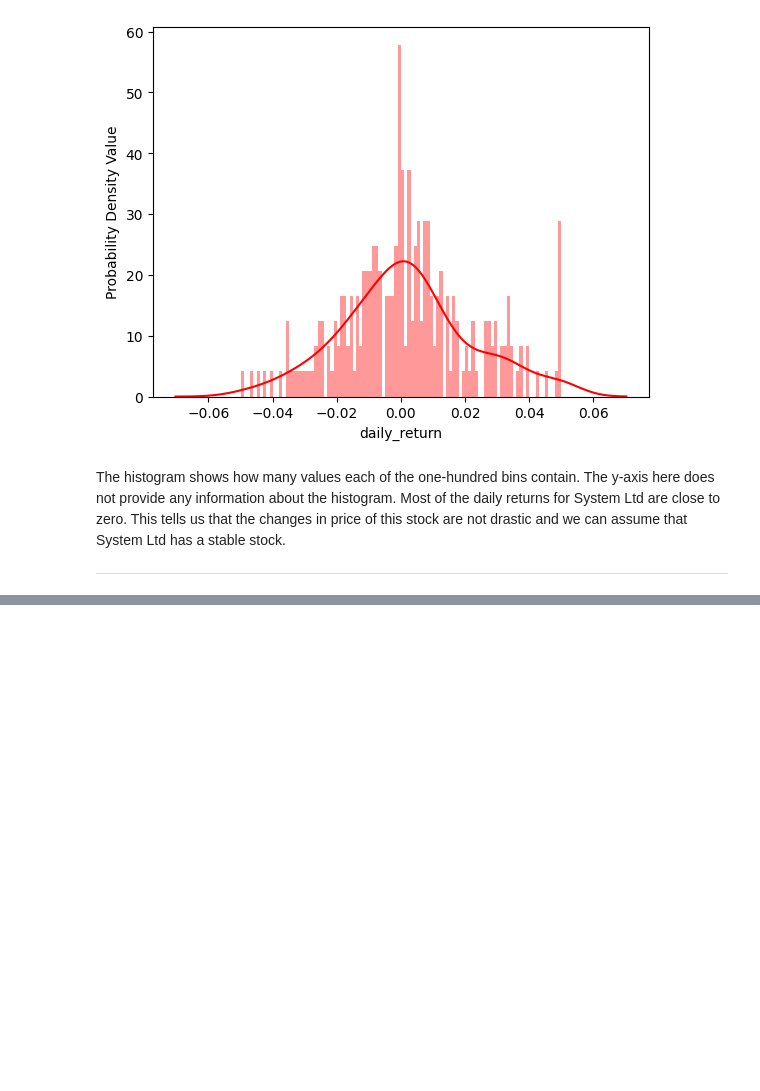
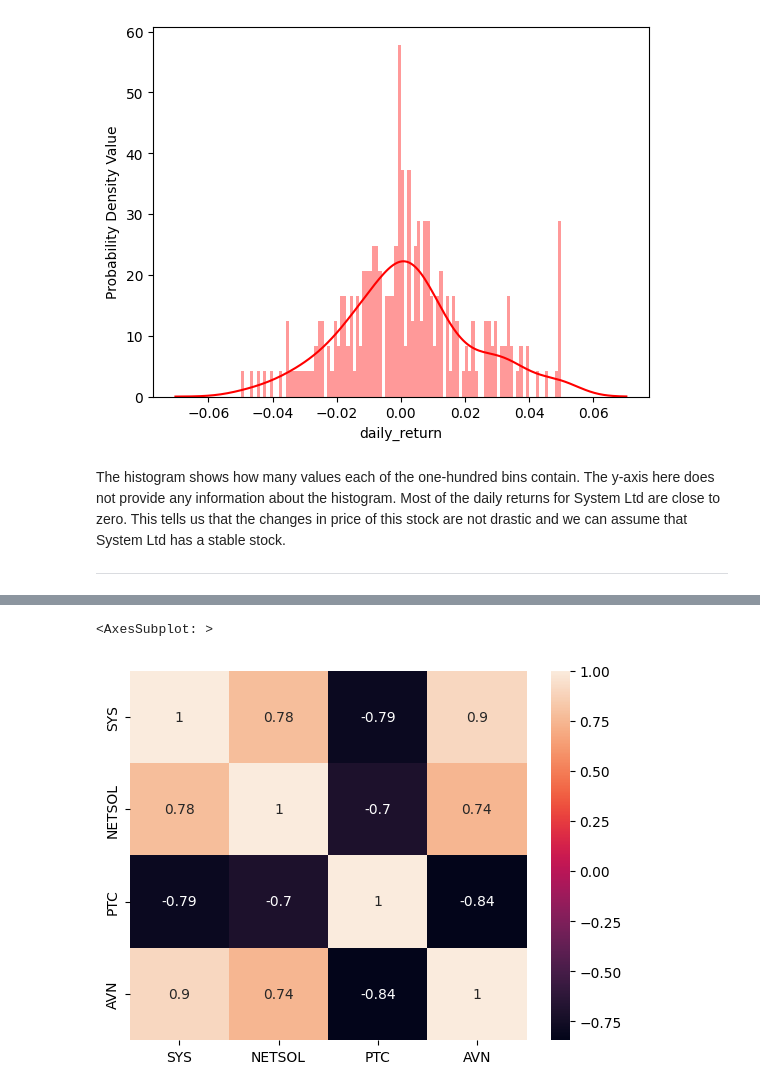
Before and after one commit to Swellisgood/data-virtuoso-python, a Jupyter notebook: stock-market-analysis/stock.ipynb, the cells around one changed output, grey strips where cells are left out. Saved outputs shown, nothing was run; the diff lists cells and outputs as text; code cells hidden in the pictures; blank space fills up the shorter version.

```diff
--- a/stock-market-analysis/stock.ipynb
+++ b/stock-market-analysis/stock.ipynb
@@ -76,0 +83,15 @@ The histogram shows how many values each of the one-hundred bins contain. The y-
+# %%
+sys = pd.read_csv('Year_2018/SYS.csv')
+ns = pd.read_csv('Year_2018/NETSOL.csv')
+ptc = pd.read_csv('Year_2018/PTC.csv')
+avn = pd.read_csv('Year_2018/AVN.csv')
+
+sys['Time'] = pd.to_datetime(sys.Time)
+ns['Time'] = pd.to_datetime(ns.Time)
+ptc['Time'] = pd.to_datetime(ptc.Time)
+avn['Time'] = pd.to_datetime(avn.Time)
+
+sys = sys.set_index('Time')
+ns = ns.set_index('Time')
+ptc = ptc.set_index('Time')
+avn = avn.set_index('Time')
@@ -76,0 +124,12 @@ The histogram shows how many values each of the one-hundred bins contain. The y-
+# %%
+df = pd.DataFrame({'SYS': sys['Close'],
+                   'NETSOL': ns['Close'],
+                   'PTC': ptc['Close'],
+                   'AVN': avn['Close']})
+
+corr = (df.dropna()).corr()
+
+sns.heatmap(corr, annot = True) # Plotting heatmap
+# %% [output]
+<AxesSubplot: >
+[figure, added]
```
Also changed, not shown: parts of 18 cells of this notebook, 1 other file.
